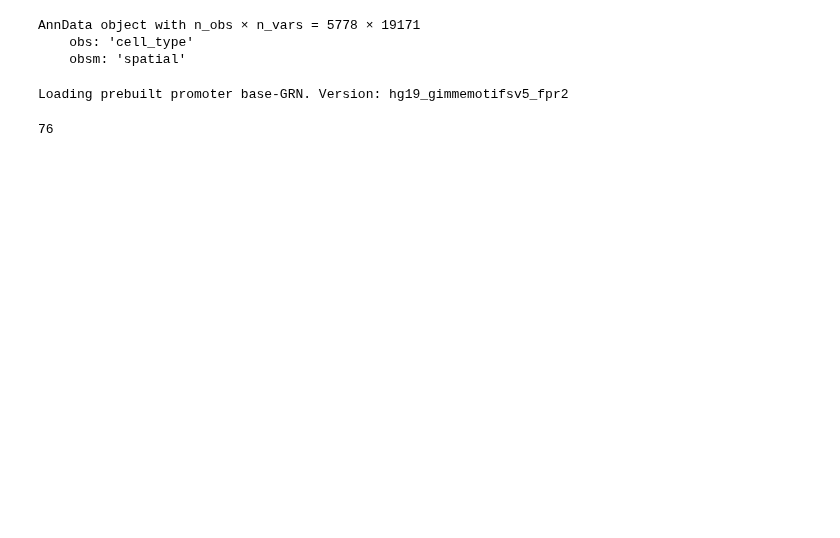
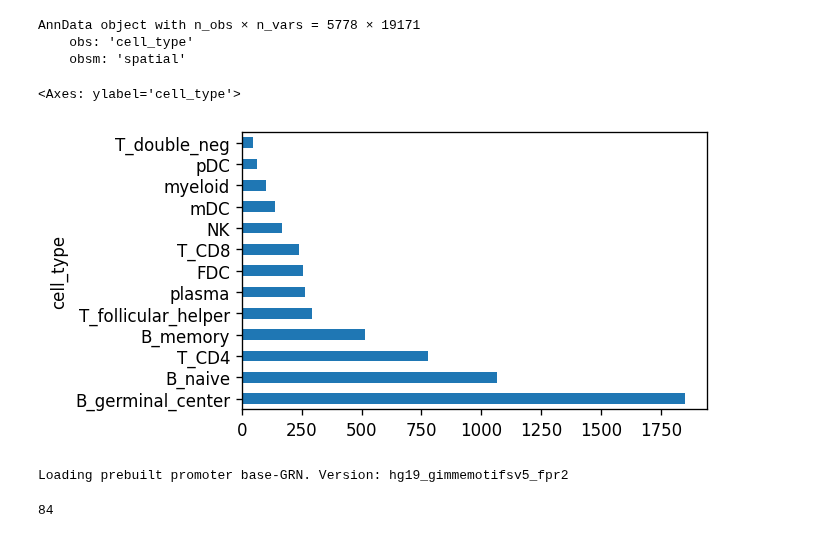
Before and after one commit to jishnu-lab/SpaceTravLR, a Jupyter notebook: notebooks/human_tonsil/00_make_adata.ipynb, the cells around one changed output. Cells and saved outputs as stored; diff of their text form; code cells hidden in the pictures; blank space fills up the shorter version.

```diff
--- a/notebooks/human_tonsil/00_make_adata.ipynb
+++ b/notebooks/human_tonsil/00_make_adata.ipynb
@@ -33,6 +36,14 @@ adata
 AnnData object with n_obs × n_vars = 5778 × 19171
     obs: 'cell_type'
     obsm: 'spatial'
+# %%
+plt.rcParams['figure.figsize'] = [5, 3]
+plt.rcParams['figure.dpi'] = 120
+
+adata.obs.cell_type.value_counts().plot(kind='barh')
+# %% [output]
+<Axes: ylabel='cell_type'>
+[figure, added]
 # %%
 base_GRN = co.data.load_human_promoter_base_GRN()
 
@@ -46,12 +57,13 @@ extra_genes = np.unique(['FOXO1', 'BATF', 'BACH2', 'PRDM1', 'BCL6', 'FOXP3', 'SA
     'PDCD1LG2', 'TICAM2', 'ICAM2', 'TICAM1', 'EPCAM', 'ICAM1', 'ICAM3',
     'VCAM1', 'CXCR4', 'CXCR5',  'CXCL13', 'CXCL14', 'CXCL12', 'CR2', 'NFKBIZ',
     'NFKB1', 'NFKBIL1', 'NFKBIE', 'NFKB2', 'NFKBIA', 'NFKBID', 'NFKBIB',
-    'IL6R', 'IL6ST', 'EGR1', 'EGR3', 'EGR2'])
+    'IL6R', 'IL6ST', 'EGR1', 'EGR3', 'EGR2', 'GATA3', 'TBX21', 'STAT3',
+    'STAT1', 'STAT4', 'STAT6', 'IL4', 'IL6ST', 'IL6', 'IL17A'])
 
 len(extra_genes)
 # %% [output]
 Loading prebuilt promoter base-GRN. Version: hg19_gimmemotifsv5_fpr2
-76
+84
 # %%
 df_ligrec = ct.pp.ligand_receptor_database(
         database='CellChat',
```
Also changed, not shown: parts of 11 cells of this notebook, 5 other files.
